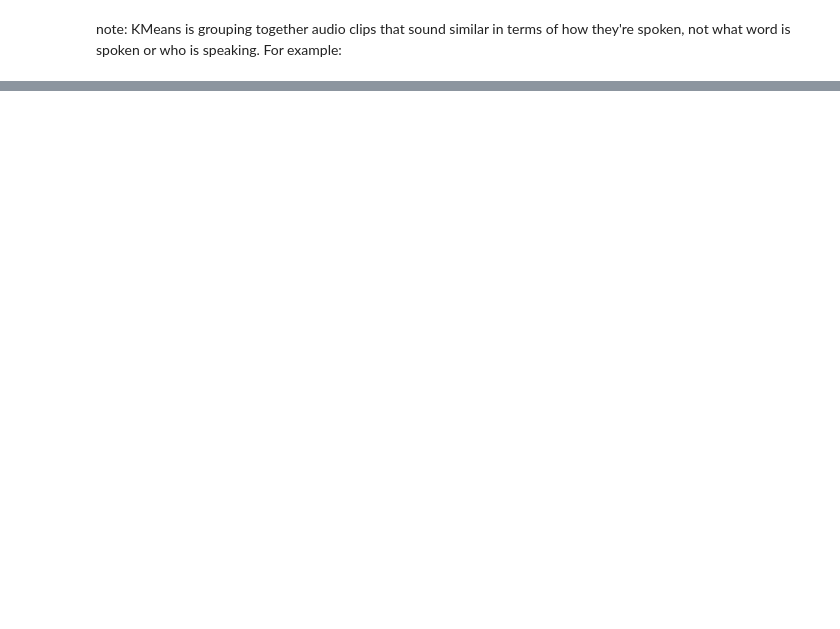
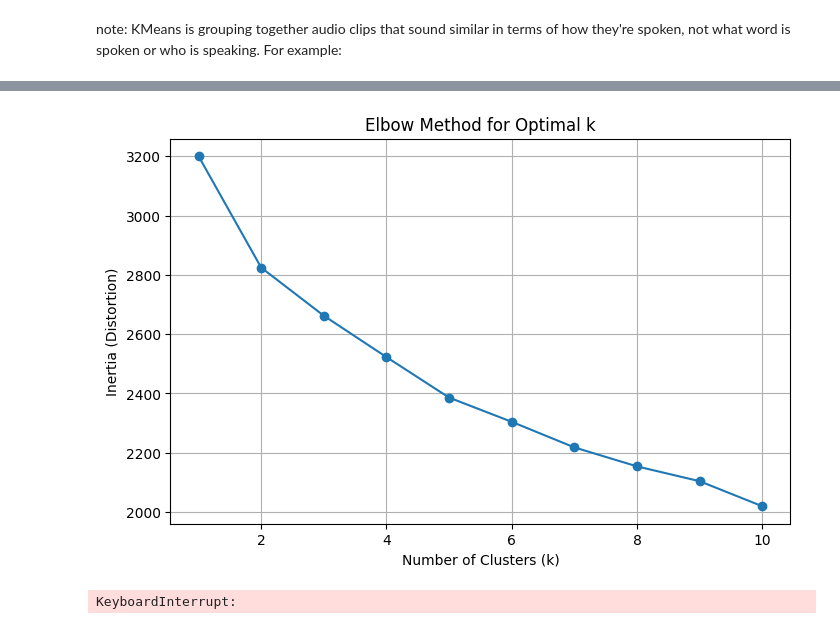
Before and after one commit to lkhellah/speech-clustering, a Jupyter notebook: demo-notebook.ipynb, the cells around one changed output, grey strips where cells are left out. Cells and saved outputs as stored; diff of their text form; code cells hidden in the pictures; blank space fills up the shorter version.

```diff
--- a/demo-notebook.ipynb
+++ b/demo-notebook.ipynb
@@ -137,0 +253,47 @@ note: KMeans is grouping together audio clips that sound similar in terms of how
+# %%
+# calculate elbow store
+
+from sklearn.cluster import KMeans
+import matplotlib.pyplot as plt
+
+# Range of k values to try
+k_range = range(1, 11)
+inertias = []
+
+for k in k_range:
+    kmeans = KMeans(n_clusters=k, random_state=42)
+    kmeans.fit(X_scaled)
+    inertias.append(kmeans.inertia_)
+
+# Plotting the elbow curve
+plt.figure(figsize=(8, 5))
+plt.plot(k_range, inertias, marker='o')
+plt.title("Elbow Method for Optimal k")
+plt.xlabel("Number of Clusters (k)")
+plt.ylabel("Inertia (Distortion)")
+plt.grid(True)
+plt.show()
+# %% [output]
+[figure, added]
+# %%
+from sklearn.metrics import silhouette_score
+
+k_range = range(2, 11)  # start from 2 (silhouette undefined for k=1)
+silhouette_scores = []
+
+for k in k_range:
+    kmeans = KMeans(n_clusters=k, random_state=42)
+    labels = kmeans.fit_predict(X_scaled)
+    score = silhouette_score(X_scaled, labels)
+    silhouette_scores.append(score)
+
+# Plotting
+plt.figure(figsize=(8, 5))
+plt.plot(k_range, silhouette_scores, marker='o')
+plt.title("Silhouette Score for Various k")
+plt.xlabel("Number of Clusters (k)")
+plt.ylabel("Silhouette Score")
+plt.grid(True)
+plt.show()
+# %% [output]
+KeyboardInterrupt:
```
Also changed, not shown: parts of 14 cells of this notebook, 5 other files.
